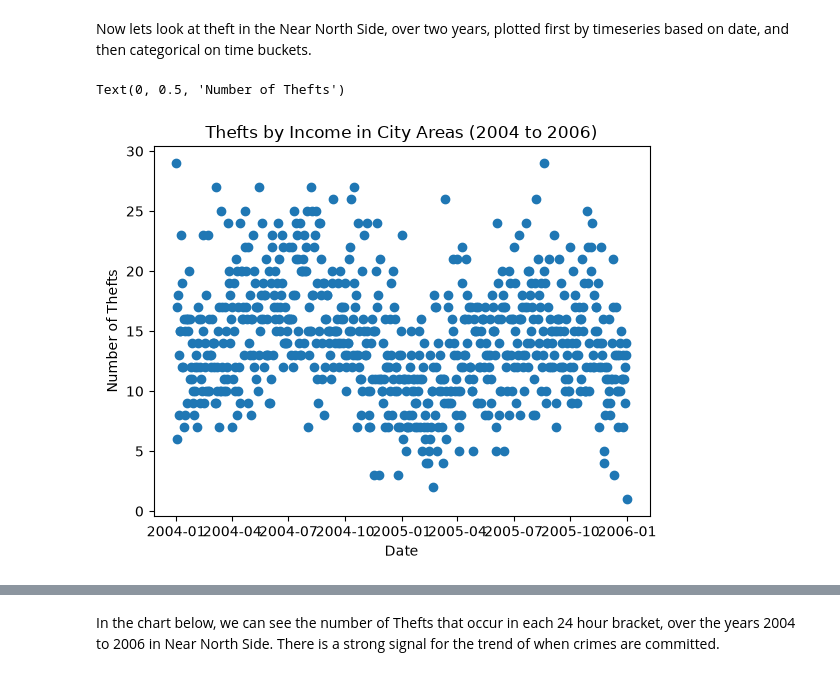
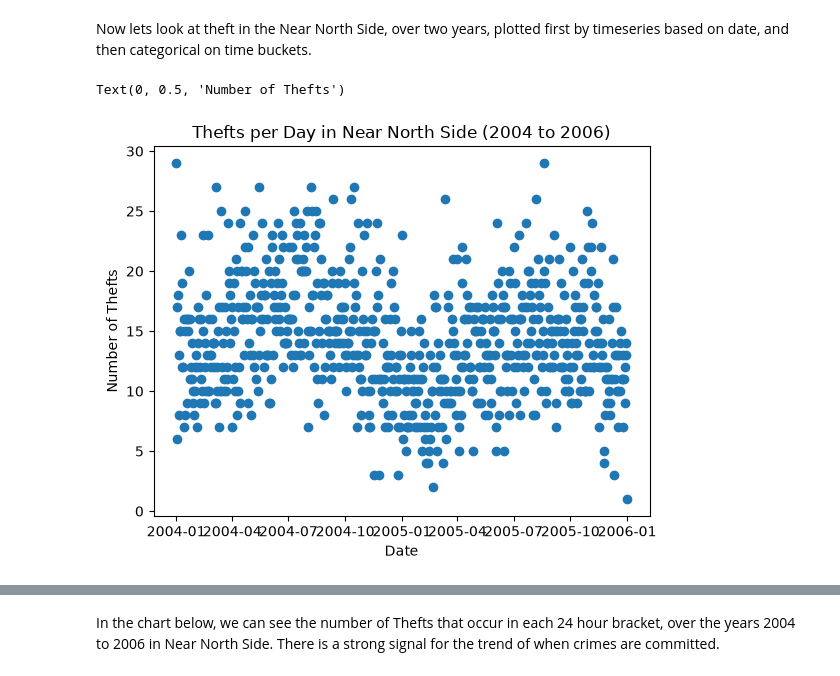
Before and after one commit to ogladr-kjarr/learning-EDA-with-Python, a Jupyter notebook: ChicagoCrimeSocioEconomicData.ipynb, the cells around one changed output, grey strips where cells are left out. Cells and saved outputs as stored; diff of their text form; code cells hidden in the pictures.

```diff
--- a/ChicagoCrimeSocioEconomicData.ipynb
+++ b/ChicagoCrimeSocioEconomicData.ipynb
@@ -188,29 +188,29 @@ Now lets look at theft in the Near North Side, over two years, plotted first by
 # %%
 # Filter the crime dataframe for the Near North Side area, and for the crime of Theft
 near_north_theft_df = crime_df.filter(pl.col("CommunityArea") == 8).collect().filter(pl.col("PrimaryType") == "THEFT")
 # Add a DateTime column parsed from the string Date field
 near_north_theft_df = near_north_theft_df.with_columns(
     (pl.col("Date").str.to_datetime("%m/%d/%Y %I:%M:%S %p")).alias("dt"))
 
 # Create the date and hour bucket fields for use as the x axis fields, filtered for two years taken at random
 near_north_theft_df = near_north_theft_df.with_columns(
     (pl.col("dt").dt.date().alias("bucket_date")),
     (pl.col(name="dt").dt.hour().alias("bucket_hour"))
     ).filter(
         pl.col("dt").is_between(datetime(2004,1,1), datetime(2006,1,1))
     )
 # Create the aggregate count by date
 near_north_theft_date_df = near_north_theft_df.group_by(["bucket_date"]).len(name="NumberOfCrimes")
 
 fig, ax = plt.subplots()
 ax.scatter(near_north_theft_date_df['bucket_date'],
             near_north_theft_date_df['NumberOfCrimes'])
-ax.set_title("Thefts by Income in City Areas (2004 to 2006)")
+ax.set_title("Thefts per Day in Near North Side (2004 to 2006)")
 ax.set_xlabel("Date")
 ax.set_ylabel("Number of Thefts")
 # %% [output]
 Text(0, 0.5, 'Number of Thefts')
-[figure, old version]
+[figure, new version]
 # %% [markdown]
 In the plot above there looks to be a little bit of seasonality to the data. Lets look at a number of years together and see if the seasonality is common across a larger subset of years.
 
```
Also changed, not shown: parts of 4 cells of this notebook, 2 other files.
